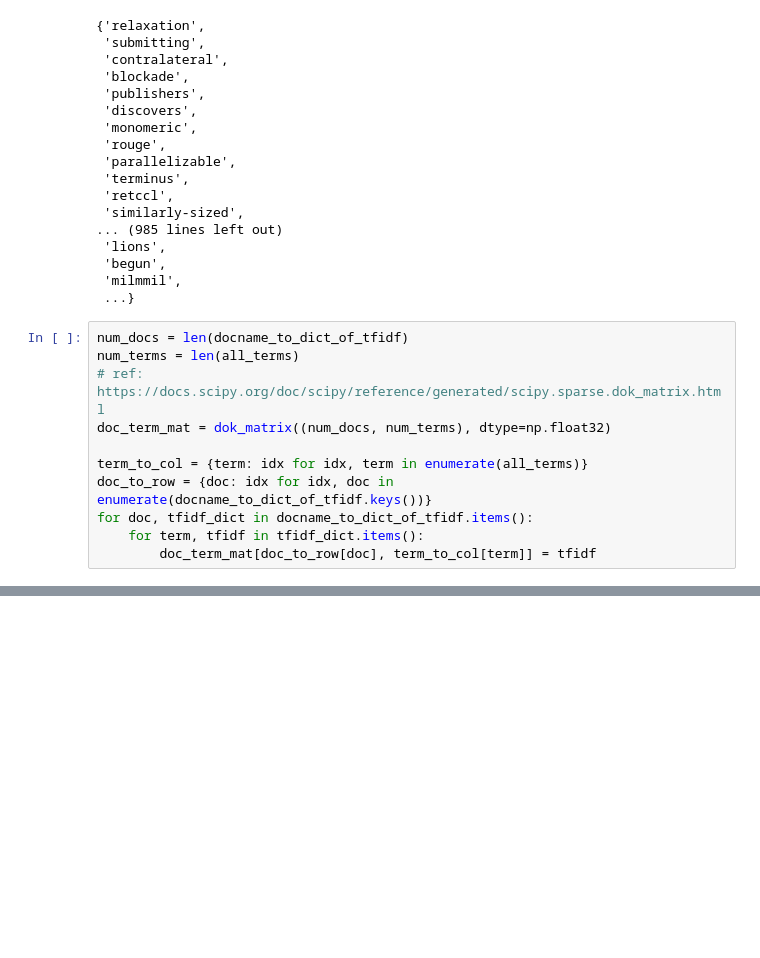
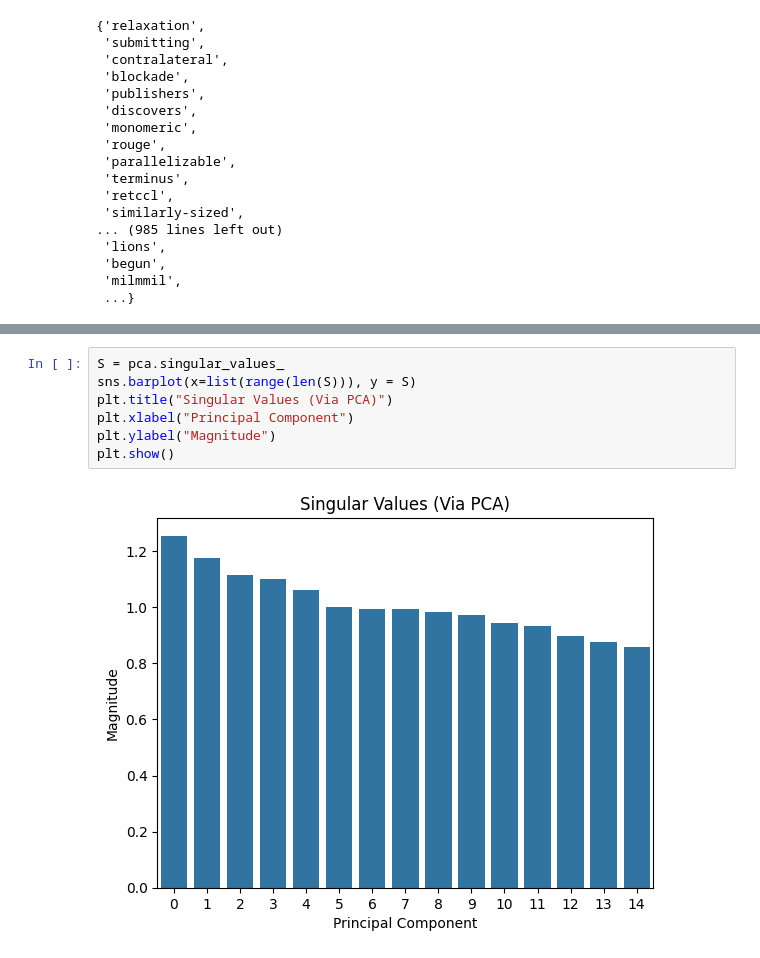
Before and after one commit to whiskey0504/CMSC-35440-Source, a Jupyter notebook: hw1/hw1.ipynb, the cells around one changed output, grey strips where cells are left out. Saved outputs shown, nothing was run; the diff lists cells and outputs as text; blank space fills up the shorter version.

```diff
--- a/hw1/hw1.ipynb
+++ b/hw1/hw1.ipynb
@@ -143,15 +156,4 @@ all_terms
  'begun',
  'milmmil',
  ...}
-# %%
-num_docs = len(docname_to_dict_of_tfidf)
-num_terms = len(all_terms)
-# ref: https://docs.scipy.org/doc/scipy/reference/generated/scipy.sparse.dok_matrix.html
-doc_term_mat = dok_matrix((num_docs, num_terms), dtype=np.float32)
-
-term_to_col = {term: idx for idx, term in enumerate(all_terms)}
-doc_to_row = {doc: idx for idx, doc in enumerate(docname_to_dict_of_tfidf.keys())}
-for doc, tfidf_dict in docname_to_dict_of_tfidf.items():
-    for term, tfidf in tfidf_dict.items():
-        doc_term_mat[doc_to_row[doc], term_to_col[term]] = tfidf
 # %%
@@ -237,0 +242,9 @@ print(pca.components_)
+# %%
+S = pca.singular_values_
+sns.barplot(x=list(range(len(S))), y = S)
+plt.title("Singular Values (Via PCA)")
+plt.xlabel("Principal Component")
+plt.ylabel("Magnitude")
+plt.show()
+# %% [output]
+[figure, added]
```
Also changed, not shown: parts of 33 cells of this notebook.
